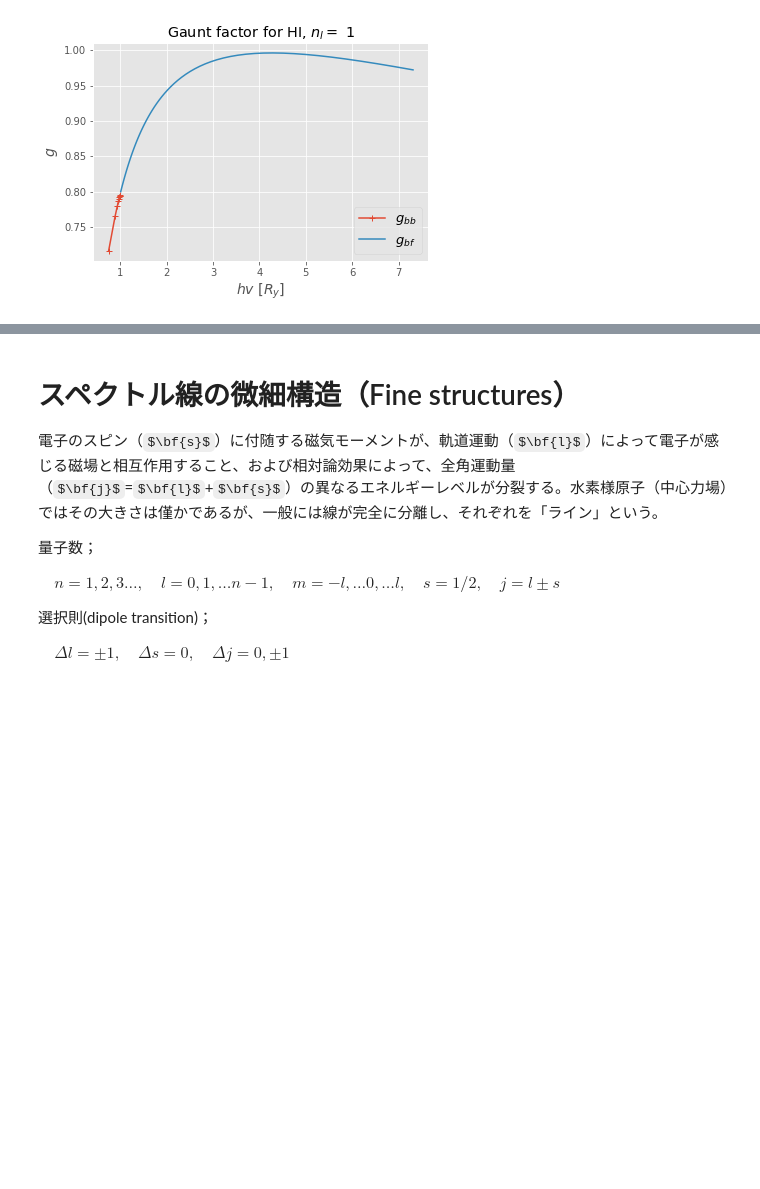
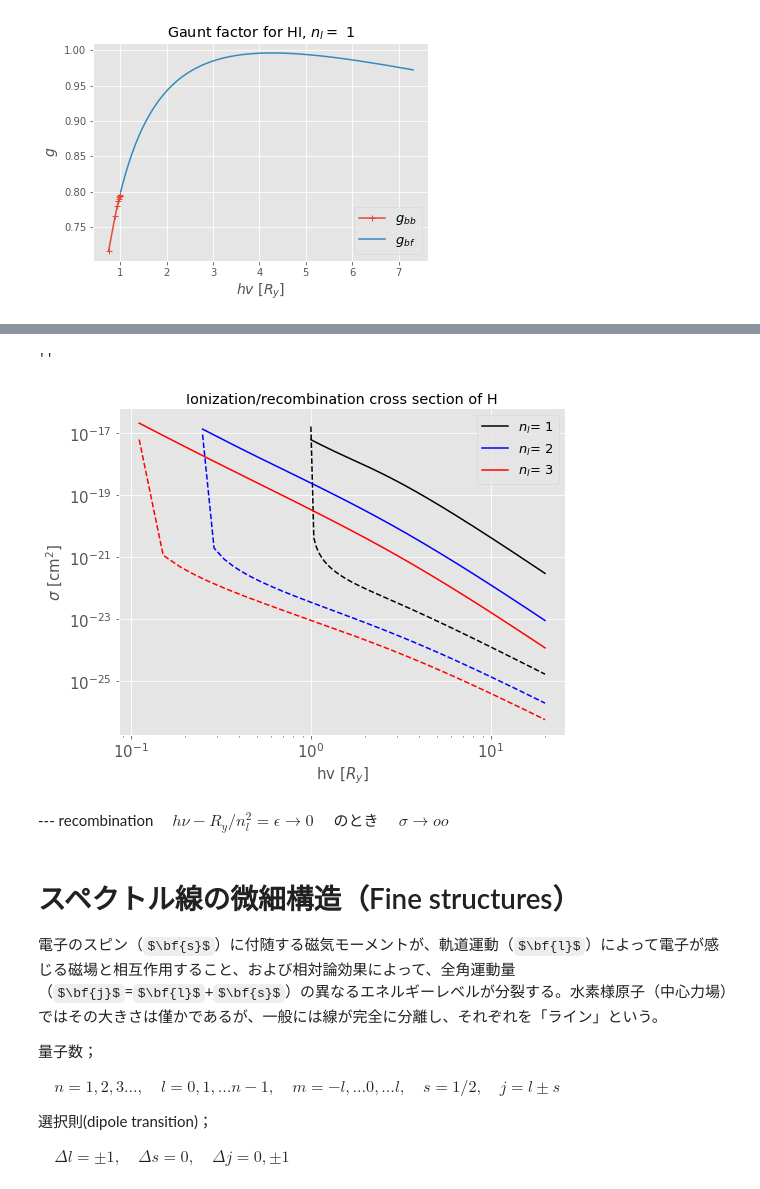
Before and after one commit to kouui/spectra-deprecated, a Jupyter notebook: notebooks/hydrogen.ipynb, the cells around one changed output, grey strips where cells are left out. Cells and saved outputs as stored; diff of their text form; code cells hidden in the pictures; some formulas as TeX source; blank space fills up the shorter version.

```diff
--- a/notebooks/hydrogen.ipynb
+++ b/notebooks/hydrogen.ipynb
@@ -877,3 +881,42 @@ ax.legend(bbox_to_anchor=(0, 1),loc='upper left',fontsize=13,ncol=1)
+# %%
+# photoionization/recombination cross-section
+from src import Constants as Cst
+
+Ry = Cst.E_Rydberg_
+a0 = Cst.a0_
+cols=['black','blue','red','green','orange','purple','gray']
+
+cnst0 = Cst.alp_*np.pi*2**6/3/np.sqrt(3)
+cnsti = 2**6*np.pi**4/3/np.sqrt(3) *Cst.me_*Cst.e_**10/Cst.c_/Cst.h_**3
+cnstr = 2**5*np.pi**2/3/np.sqrt(3) *Cst.e_**6/Cst.me_/Cst.c_**2/Cst.h_
+nls = [1,2,3]
+
+fig = plt.figure(figsize=(8,6))
+ax = fig.add_subplot(1,1,1 )
+for nl in nls:
+    hvmin = 1./nl**2 + 0.00001
+    hvr = np.linspace(hvmin, 20, 500)   #  hv in unit oh Ry
+    k = 1/(hvr - 1/nl**2)
+    #sle = cnsti /nl**5 /(hvr*Ry)**3 *gbf(nl,k)
+    sle = cnst0 *(nl**2*a0)**2 /nl**3 * (1/nl**2 /hvr)**3 *gbf(nl,k)
+    eps = hvr - 1/nl**2
+    sel = cnst0 *Ry/Cst.me_/Cst.c_**2 *(nl**2*a0)**2 /nl**3 / (eps*nl**2 *(1+eps*nl**2)) *gbf(nl,k)
+    ax.plot(hvr, sle, color=cols[nl-1], label="$n_l$={0:2d}".format(nl))
+    ax.plot(hvr, sel, "--", color=cols[nl-1]) #,label="$n_l$={0:2d}".format(nl))
+
+ax.set_xscale("log")
+ax.set_yscale("log")
+ax.set_xlabel("hv [$R_y$]",fontsize=15)
+ax.set_ylabel("$\sigma$ [cm$^2$]",fontsize=15)
+plt.tick_params(labelsize=15)
+ax.set_title("Ionization/recombination cross section of H")
+ax.legend(bbox_to_anchor=(1, 1),loc='upper right',fontsize=13,ncol=1)
+;
+# %% [output]
+''
+[figure, added]
+# %% [markdown]
+--- recombination        　$h\nu - R_y/n_l^2 = \epsilon \rightarrow 0 \quad$  のとき $ \quad\sigma \rightarrow oo$
 # %% [markdown]
 # スペクトル線の微細構造（Fine structures）
 
```
Also changed, not shown: parts of 5 cells of this notebook, 5 other files.
